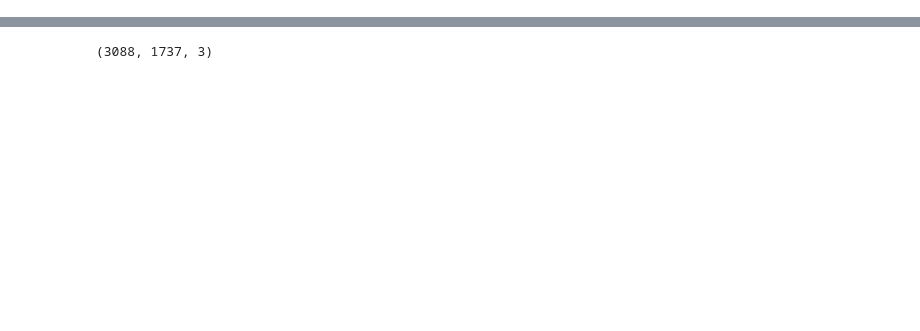
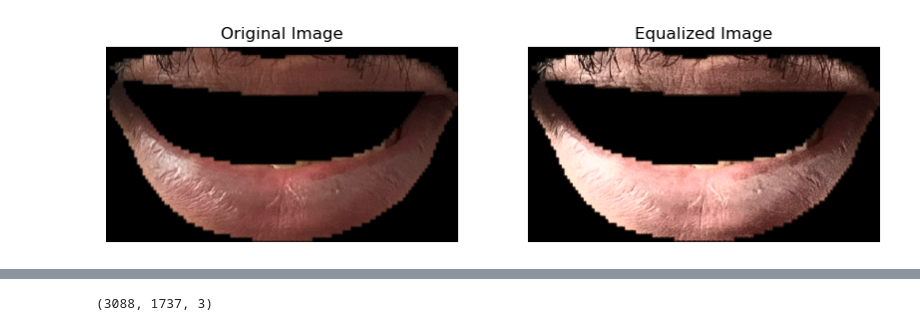
Before and after one commit to toufique-imam/blur-Detection-Haar-Wavelet, a Jupyter notebook: glsl/morph/test.ipynb, the cells around one changed output, grey strips where cells are left out. Cells and saved outputs as stored; diff of their text form; code cells hidden in the pictures; blank space fills up the shorter version.

```diff
--- a/glsl/morph/test.ipynb
+++ b/glsl/morph/test.ipynb
@@ -10,0 +239,93 @@ testImagePaths = ['/Users/nuhash/Downloads/test13_53_2.PNG' ]
+# %%
+import cv2
+import numpy as np
+import matplotlib.pyplot as plt
+
+def eqHistAndPlot(image):
+    # covert the image to lab
+    lab_image = cv2.cvtColor(image, cv2.COLOR_BGR2LAB)
+    # split the image into L, a, and b channels
+    l_channel, a_channel, b_channel = cv2.split(lab_image)
+    # apply histogram equalization to the L channel
+    eq_l_channel = cv2.equalizeHist(l_channel)
+    # merge the channels back together
+    eq_lab_image = cv2.merge([eq_l_channel, a_channel, b_channel])
+    # convert the image back to BGR
+    eq_image = cv2.cvtColor(eq_lab_image, cv2.COLOR_LAB2BGR)
+    # plot the original and equalized images
+    plt.figure(figsize=(10, 5))
+
+    # Display Original Image
+    plt.subplot(1, 2, 1)
+    plt.imshow(cv2.cvtColor(image, cv2.COLOR_BGR2RGB))
+    plt.title('Original Image')
+    plt.axis('off')
+
+    # Display Equalized Image
+    plt.subplot(1, 2, 2)
+    plt.imshow(cv2.cvtColor(eq_image, cv2.COLOR_BGR2RGB))
+    plt.title('Equalized Image')
+    plt.axis('off')
+
+    plt.show()
+
+    return eq_image
+
+index = 1
+# Load the image and mask
+image, left, right, top, bottom = trim(cv2.imread(testImagePaths[index]))  # Replace with your image path
+image = eqHistAndPlot(image)
+mask = (cv2.imread(maskImagePaths[index], cv2.IMREAD_GRAYSCALE))  # Replace with your mask path
+mask = mask[top:bottom, left:right]
+image = cv2.GaussianBlur(image, (5, 5), 0)
+mask = cv2.GaussianBlur(mask, (5, 5), 0)
+
+# _, mask = cv2.threshold(mask, 127, 255, cv2.THRESH_BINARY)
+masked_image = cv2.bitwise_and(image, image, mask=mask)
+gray_image = cv2.cvtColor(masked_image, cv2.COLOR_BGR2GRAY)
+
+# Extract pixel values within the mask
+masked_pixels = gray_image[mask > 127]
+threshold_value = np.percentile(masked_pixels, 90)
+print("threshold_value", threshold_value)
+_, thresholded_image = cv2.threshold(gray_image, threshold_value, 255, cv2.THRESH_BINARY)
+
+contours, _ = cv2.findContours(thresholded_image, cv2.RETR_EXTERNAL, cv2.CHAIN_APPROX_SIMPLE)
+
+result_image = image.copy()
+cv2.drawContours(result_image, contours, -1, (0, 255, 0), 2)
+
+minVal, maxVal, minLoc, maxLoc = cv2.minMaxLoc(gray_image, mask=mask)
+cv2.circle(result_image, maxLoc, 10, (255, 0, 0), 2)
+plt.figure(figsize=(15,5))
+
+# Display Original Image
+plt.subplot(1, 4, 1)
+plt.imshow(cv2.cvtColor(image, cv2.COLOR_BGR2RGB))
+plt.title('Original Image')
+plt.axis('off')
+
+# Display Masked Image
+plt.subplot(1, 4, 2)
+plt.imshow(cv2.cvtColor(masked_image, cv2.COLOR_BGR2RGB))
+plt.title('Masked Object')
+plt.axis('off')
+
+# Display Percentile-based Thresholded Image
+plt.subplot(1, 4, 3)
+plt.imshow(thresholded_image, cmap='gray')
+plt.title('Percentile-based Threshold')
+plt.axis('off')
+
+# Display Result Image with Contours
+plt.subplot(1, 4, 4)
+plt.imshow(cv2.cvtColor(result_image, cv2.COLOR_BGR2RGB))
+plt.title('Brightest Spot with Contour')
+plt.axis('off')
+
+
+plt.show()
+
+# Save the result if needed
+cv2.imwrite('brightest_spot_percentile_contour_detected.jpg', result_image)
+# %% [output]
@@ -10,0 +333 @@ testImagePaths = ['/Users/nuhash/Downloads/test13_53_2.PNG' ]
+[figure, added]
```
Also changed, not shown: parts of 11 cells of this notebook, 10 other files.
